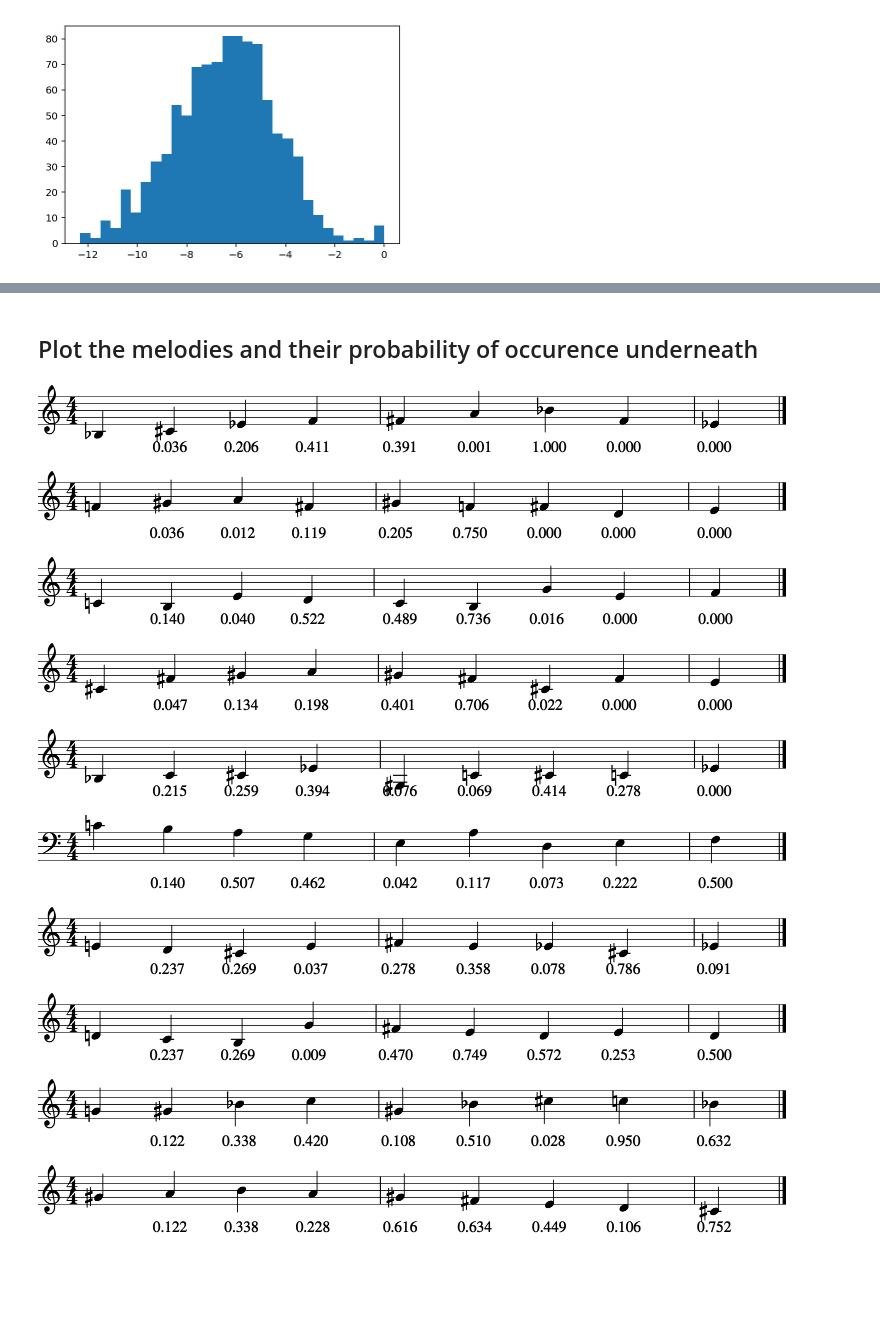
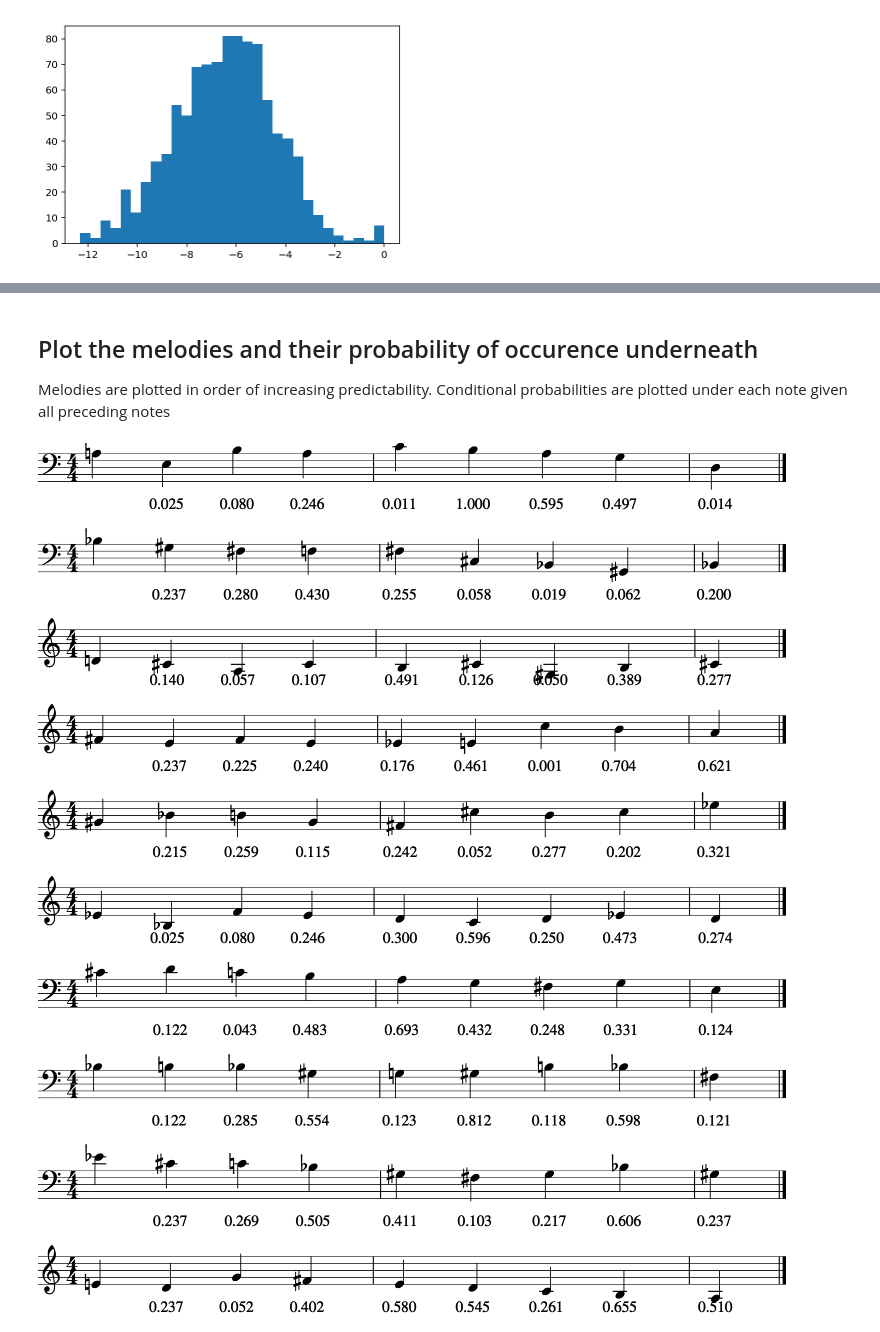
Before and after one commit to kdoelling1919/musPredict, a Jupyter notebook: IntervalPrediction.ipynb, the cells around one changed output, grey strips where cells are left out. Drawn from its saved outputs; the diff is of its cells as text; code cells hidden in the pictures; blank space fills up the shorter version.

```diff
--- a/IntervalPrediction.ipynb
+++ b/IntervalPrediction.ipynb
@@ -118,13 +167,14 @@ fname = 'all.txt'
 
 lines = [line.rstrip('\n') for line in open(fname)]
 
-melody = lines[2]
-melodyList = melody.split(' ')
-intrvPtrn = []
-for n1, n2 in zip(melodyList[:-1], melodyList[1:]):
-    intrvPtrn.append(interval.Interval(note.Note(n1), note.Note(n2)).semitones)
+for melody in lines:
+    melodyList = melody.split(' ')
+    intrvPtrn = []
+    for n1, n2 in zip(melodyList[:-1], melodyList[1:]):
+        # get semitone distance between patterns
+        intrvPtrn.append(interval.Interval(note.Note(n1), note.Note(n2)).semitones)
 
-intervNum = 8
-eop = patternsearch(np.array(intrvlist), intrvPtrn[:intervNum])
-print(len(eop)/(len(intrvlist) - intervNum))
+    intervNum = 8
+    eop = patternsearch(np.array(intrvlist), intrvPtrn[:intervNum])
+    print(len(eop)/(len(intrvlist) - intervNum))
 # %% [output]
@@ -267,32 +327,35 @@ Updating target 3 on iteration 1472 of 1500
 # %% [markdown]
 ## Plot the melodies and their probability of occurence underneath
+
+Melodies are plotted in order of increasing predictability.
+Conditional probabilities are plotted under each note given all preceding notes
 # %%
 melStore = []
-# Create Melodies based on the interval patterns
-for intrvList, tP in zip(selectIntervals, selProbs):
-    tProbsNote = conditProb(intrvBach, intrvList)
-    if tP != 100:
-        # turn the interval list into melodies
-        melody = stream.Stream()
-        nextNote = note.Note(np.random.randint(57,69))
+# Create Melodies based on the interval patterns starting with a random first note
+for intrvSeq in selectIntervals:
+    tProbsNote = conditProb(intrvBach, intrvSeq, predNum)
+    # turn the interval list into melodies
+    melody = stream.Stream()
+    # start with a random note between A3 and A4
+    nextNote = note.Note(np.random.randint(57,69))
+    melody.append(nextNote)
+    for nextIntrv, tPN in zip(intrvSeq, tProbsNote):
+        nextNote = nextNote.transpose(nextIntrv)
+        nextNote.lyric = '{:1.3f}'.format(tPN)
         melody.append(nextNote)
-        for nextIntrv, tPN in zip(intrvList, tProbsNote):
-            nextNote = nextNote.transpose(nextIntrv)
-            nextNote.lyric = '{:1.3f}'.format(tPN)
-            melody.append(nextNote)
-        melody.show()
-        melStore.append(melody)
+    melody.show()
+    melStore.append(melody)
 # %% [output]
-[figure, old version]
+[figure, new version]
-[figure, old version]
+[figure, new version]
-[figure, old version]
+[figure, new version]
-[figure, old version]
+[figure, new version]
-[figure, old version]
+[figure, new version]
-[figure, old version]
+[figure, new version]
-[figure, old version]
+[figure, new version]
-[figure, old version]
+[figure, new version]
-[figure, old version]
+[figure, new version]
-[figure, old version]
+[figure, new version]
 # %% [markdown]
 ## Now include temporal jitter to adjust temporal predictability
 
```
Also changed, not shown: parts of 21 cells of this notebook, 1 other file.
